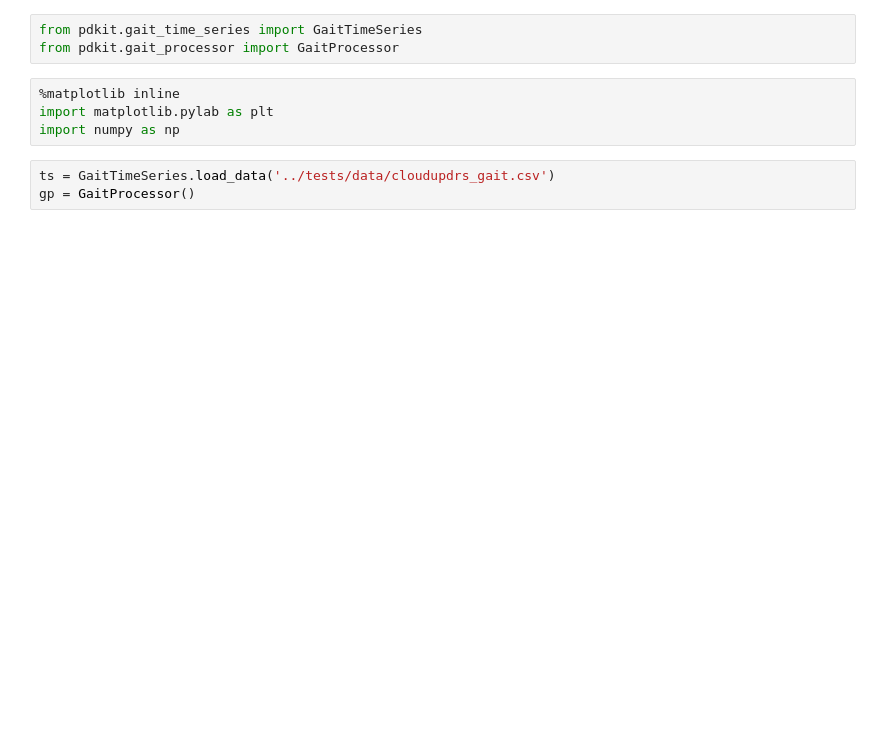
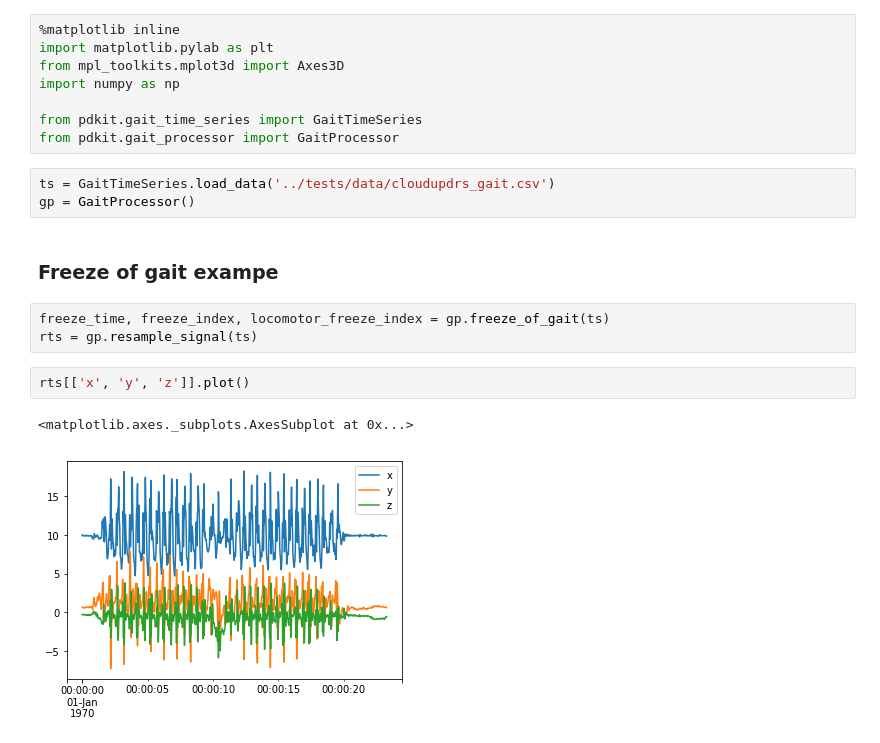
Before and after one commit to pdkit/pdkit, a Jupyter notebook: notebooks/get_gait_returns.ipynb, the cells around one changed output. Cells and saved outputs as stored; diff of their text form; blank space fills up the shorter version.

```diff
--- a/notebooks/get_gait_returns.ipynb
+++ b/notebooks/get_gait_returns.ipynb
@@ -1,10 +1,21 @@
 # %%
+%matplotlib inline
+import matplotlib.pylab as plt
+from mpl_toolkits.mplot3d import Axes3D
+import numpy as np
+
 from pdkit.gait_time_series import GaitTimeSeries
 from pdkit.gait_processor import GaitProcessor
-# %%
-%matplotlib inline
-import matplotlib.pylab as plt
-import numpy as np
 # %%
 ts = GaitTimeSeries.load_data('../tests/data/cloudupdrs_gait.csv')
 gp = GaitProcessor()
+# %% [markdown]
+### Freeze of gait exampe
+# %%
+freeze_time, freeze_index, locomotor_freeze_index = gp.freeze_of_gait(ts)
+rts = gp.resample_signal(ts)
+# %%
+rts[['x', 'y', 'z']].plot()
+# %% [output]
+<matplotlib.axes._subplots.AxesSubplot at 0x...>
+[figure, added]
```
Also changed, not shown: parts of 19 cells of this notebook, 5 other files.
